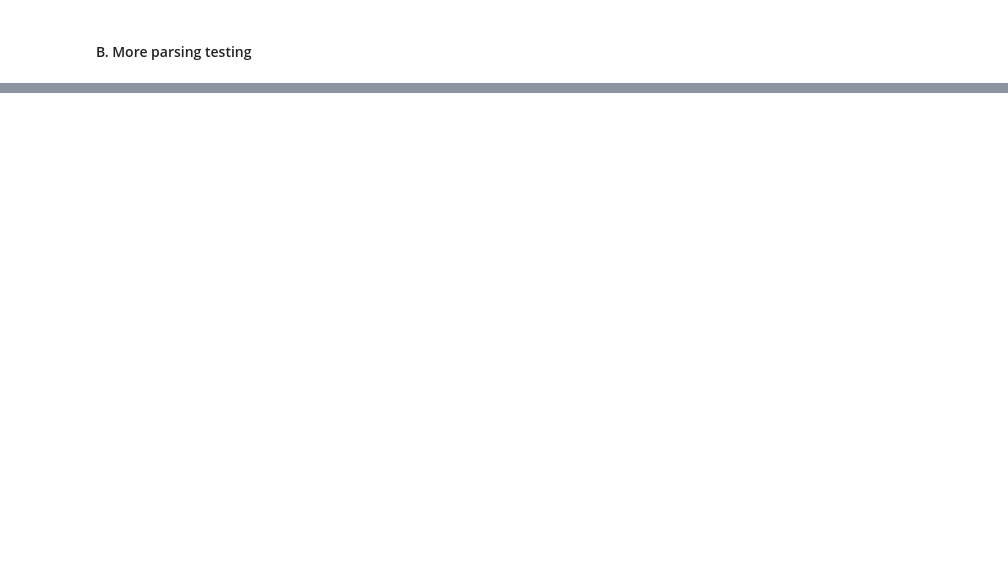
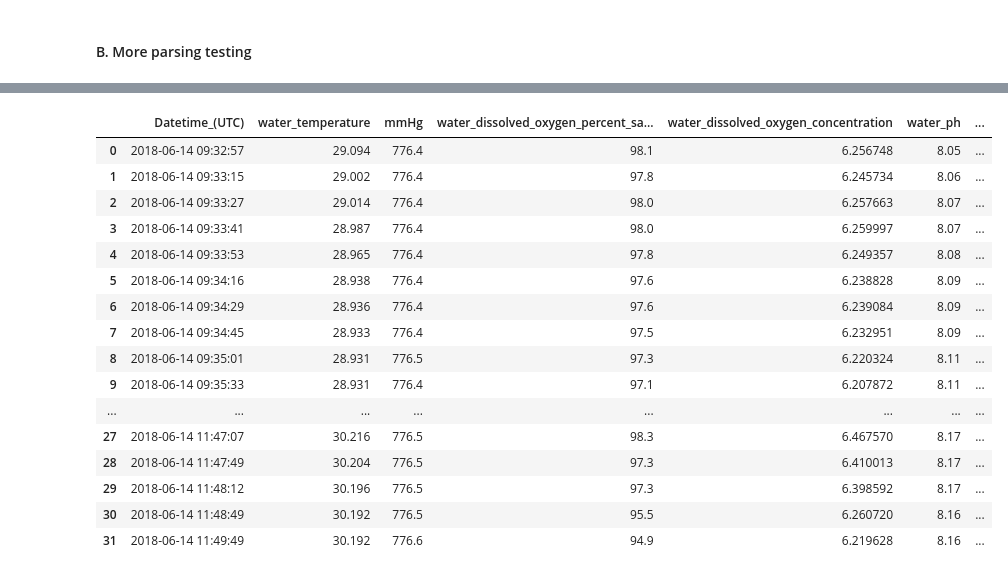
Before and after one commit to kimia-karimi/sonde3, a Jupyter notebook: index.ipynb, the cells around one changed output, grey strips where cells are left out. Saved outputs shown, nothing was run; the diff lists cells and outputs as text; code cells hidden in the pictures; blank space fills up the shorter version.

```diff
--- a/index.ipynb
+++ b/index.ipynb
@@ -188,3 +319,3 @@ df.columns
 # %%
-metadata, df = sonde3.sonde("tests/ysi_test_files/0618-GEAS_17H104161_060718_060000.csv", twdbparams=True)
+metadata, df = sonde3.sonde("tests/ysi_test_files/spotchecks-galveston-180618-081639.csv", twdbparams=True)
 df.columns
@@ -191,8 +331,20 @@ df.columns
-# %%
-metadata, df = sonde3.sonde("C:/Users/ETurner/Documents/txblend-Boli.csv", twdbparams=True)
-df.columns
-# %%
-metadata, df = sonde3.sonde("tests/txblend_test_files/txblend-boli.csv", twdbparams=True)
-df.columns
 # %%
-df.head()
+df
+# %% [output]
+|  | Datetime_(UTC) | water_temperature | mmHg | water_dissolved_oxygen_percent_sa... | water_dissolved_oxygen_concentration | water_ph | ... |
+| 0 | 2018-06-14 09:32:57 | 29.094 | 776.4 | 98.1 | 6.256748 | 8.05 | ... |
+| 1 | 2018-06-14 09:33:15 | 29.002 | 776.4 | 97.8 | 6.245734 | 8.06 | ... |
+| 2 | 2018-06-14 09:33:27 | 29.014 | 776.4 | 98.0 | 6.257663 | 8.07 | ... |
+| 3 | 2018-06-14 09:33:41 | 28.987 | 776.4 | 98.0 | 6.259997 | 8.07 | ... |
+| 4 | 2018-06-14 09:33:53 | 28.965 | 776.4 | 97.8 | 6.249357 | 8.08 | ... |
+| 5 | 2018-06-14 09:34:16 | 28.938 | 776.4 | 97.6 | 6.238828 | 8.09 | ... |
+| 6 | 2018-06-14 09:34:29 | 28.936 | 776.4 | 97.6 | 6.239084 | 8.09 | ... |
+| 7 | 2018-06-14 09:34:45 | 28.933 | 776.4 | 97.5 | 6.232951 | 8.09 | ... |
+| 8 | 2018-06-14 09:35:01 | 28.931 | 776.5 | 97.3 | 6.220324 | 8.11 | ... |
+| 9 | 2018-06-14 09:35:33 | 28.931 | 776.4 | 97.1 | 6.207872 | 8.11 | ... |
+| ... | ... | ... | ... | ... | ... | ... | ... |
+| 27 | 2018-06-14 11:47:07 | 30.216 | 776.5 | 98.3 | 6.467570 | 8.17 | ... |
+| 28 | 2018-06-14 11:47:49 | 30.204 | 776.5 | 97.3 | 6.410013 | 8.17 | ... |
+| 29 | 2018-06-14 11:48:12 | 30.196 | 776.5 | 97.3 | 6.398592 | 8.17 | ... |
+| 30 | 2018-06-14 11:48:49 | 30.192 | 776.5 | 95.5 | 6.260720 | 8.16 | ... |
+| 31 | 2018-06-14 11:49:49 | 30.192 | 776.6 | 94.9 | 6.219628 | 8.16 | ... |
```
Also changed, not shown: parts of 24 cells of this notebook, 7 other files.
